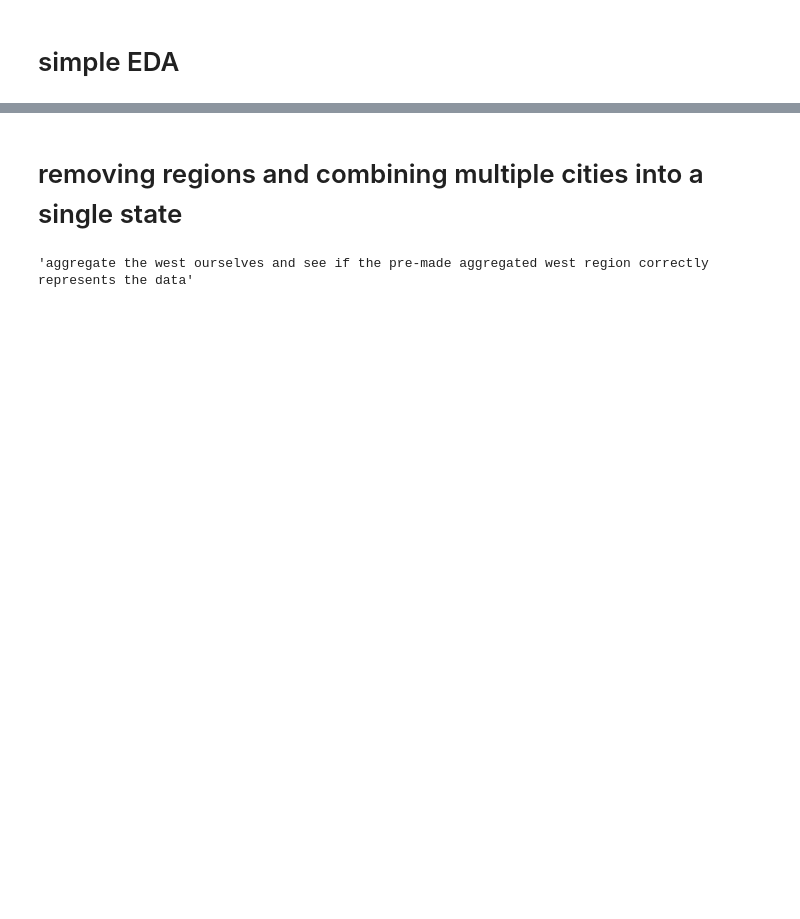
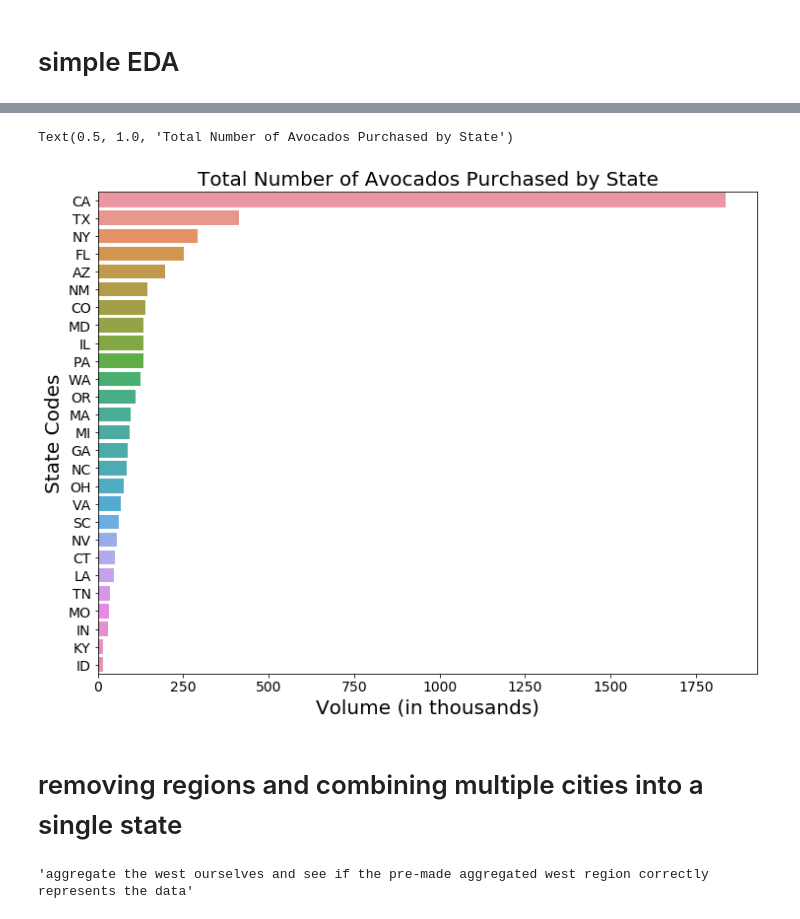
Before and after one commit to rmei97/avocado_prices, a Jupyter notebook: data_exploration.ipynb, the cells around one changed output, grey strips where cells are left out. Saved outputs shown, nothing was run; the diff lists cells and outputs as text; code cells hidden in the pictures; blank space fills up the shorter version.

```diff
--- a/data_exploration.ipynb
+++ b/data_exploration.ipynb
@@ -77,3 +77,13 @@ av.groupby('region')['AveragePrice'].plot()
+# %%
+graph2 = avocado.groupby('region')['Total Volume'].sum().sort_values(ascending = False)
+fig,ax = plt.subplots(figsize = (12,9))
+ax = sns.barplot((graph2.values)/1000000, graph2.index)
+ax.set_xlabel('Volume (in thousands)')
+ax.set_ylabel('State Codes')
+ax.set_title('Total Number of Avocados Purchased by State')
+# %% [output]
+Text(0.5, 1.0, 'Total Number of Avocados Purchased by State')
+[figure, added]
 # %% [markdown]
 # removing regions and combining multiple cities into a single state
 # %%
```
Also changed, not shown: parts of 40 cells of this notebook.
